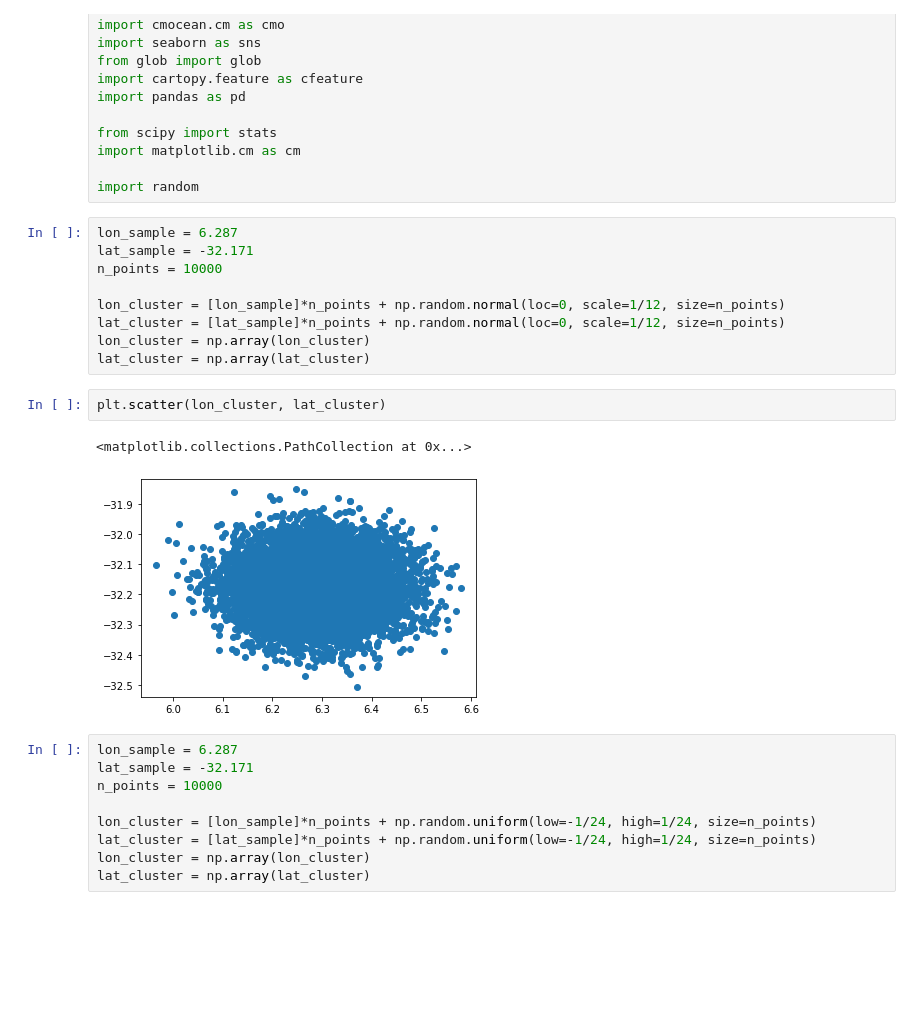
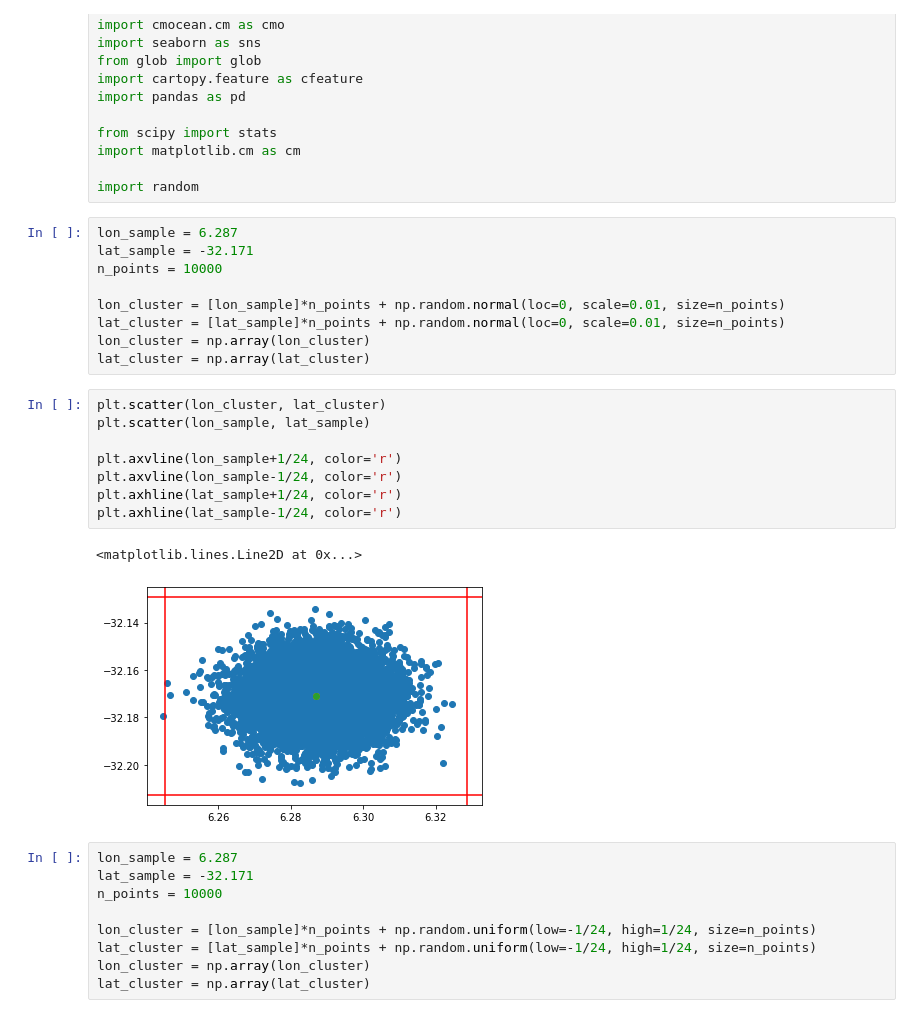
Before and after one commit to OceanParcels/Backtracking_Abyssal_Nanoplastics, a Jupyter notebook: notebooks/sinking_channel_analysis.ipynb, the cells around one changed output. Cells and saved outputs as stored; diff of their text form; blank space fills up the shorter version.

```diff
--- a/notebooks/sinking_channel_analysis.ipynb
+++ b/notebooks/sinking_channel_analysis.ipynb
@@ -22,15 +22,21 @@ lon_sample = 6.287
 lat_sample = -32.171
 n_points = 10000
 
-lon_cluster = [lon_sample]*n_points + np.random.normal(loc=0, scale=1/12, size=n_points)
-lat_cluster = [lat_sample]*n_points + np.random.normal(loc=0, scale=1/12, size=n_points)
+lon_cluster = [lon_sample]*n_points + np.random.normal(loc=0, scale=0.01, size=n_points)
+lat_cluster = [lat_sample]*n_points + np.random.normal(loc=0, scale=0.01, size=n_points)
 lon_cluster = np.array(lon_cluster)
 lat_cluster = np.array(lat_cluster)
 # %%
 plt.scatter(lon_cluster, lat_cluster)
+plt.scatter(lon_sample, lat_sample)
+
+plt.axvline(lon_sample+1/24, color='r')
+plt.axvline(lon_sample-1/24, color='r')
+plt.axhline(lat_sample+1/24, color='r')
+plt.axhline(lat_sample-1/24, color='r')
 # %% [output]
-<matplotlib.collections.PathCollection at 0x...>
+<matplotlib.lines.Line2D at 0x...>
-[figure, old version]
+[figure, new version]
 # %%
 lon_sample = 6.287
 lat_sample = -32.171
```
Also changed, not shown: 4 other files.
